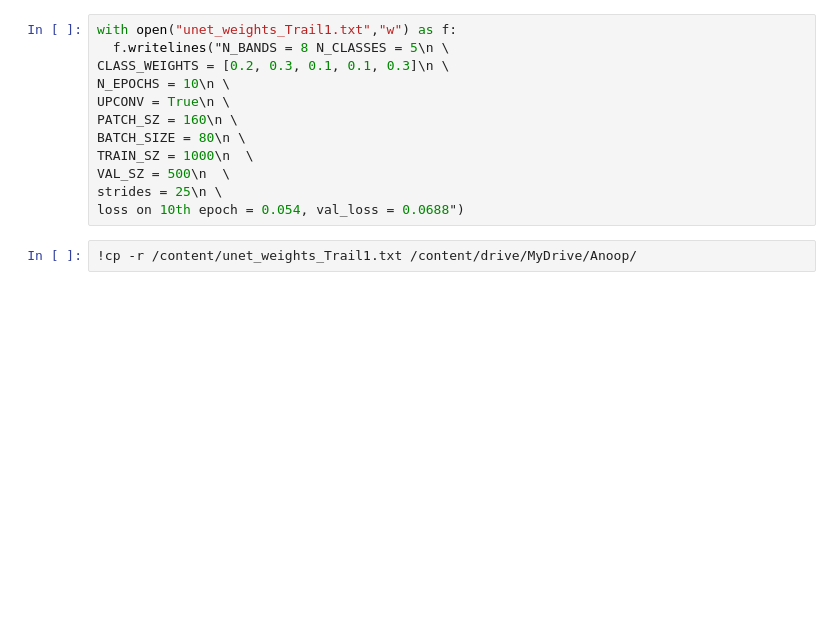
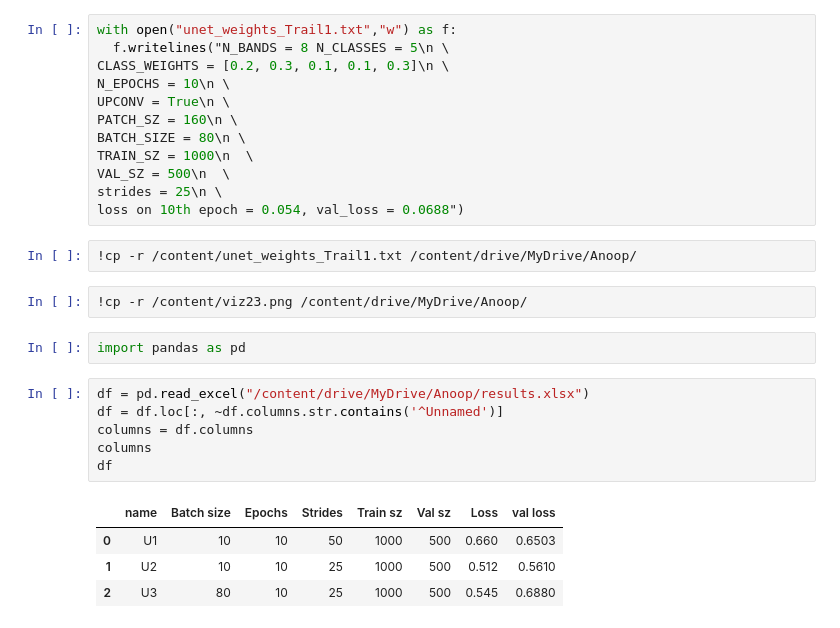
Before and after one commit to anoopmanikantas/Time-Series-analysis-of-Satellite-data-Feature-extractions-on-Transitions, a Jupyter notebook: Satelliteimage.ipynb, the cells around one changed output. Saved outputs shown, nothing was run; the diff lists cells and outputs as text; blank space fills up the shorter version.

```diff
--- a/Satelliteimage.ipynb
+++ b/Satelliteimage.ipynb
@@ -519,3 +516,18 @@ strides = 25\n \
 loss on 10th epoch = 0.054, val_loss = 0.0688")
 # %%
 !cp -r /content/unet_weights_Trail1.txt /content/drive/MyDrive/Anoop/
+# %%
+!cp -r /content/viz23.png /content/drive/MyDrive/Anoop/
+# %%
+import pandas as pd
+# %%
+df = pd.read_excel("/content/drive/MyDrive/Anoop/results.xlsx")
+df = df.loc[:, ~df.columns.str.contains('^Unnamed')]
+columns = df.columns
+columns
+df
+# %% [output]
+|  | name | Batch size | Epochs | Strides | Train sz | Val sz | Loss | val loss |
+| 0 | U1 | 10 | 10 | 50 | 1000 | 500 | 0.660 | 0.6503 |
+| 1 | U2 | 10 | 10 | 25 | 1000 | 500 | 0.512 | 0.5610 |
+| 2 | U3 | 80 | 10 | 25 | 1000 | 500 | 0.545 | 0.6880 |
```
Also changed, not shown: parts of 12 cells of this notebook.
